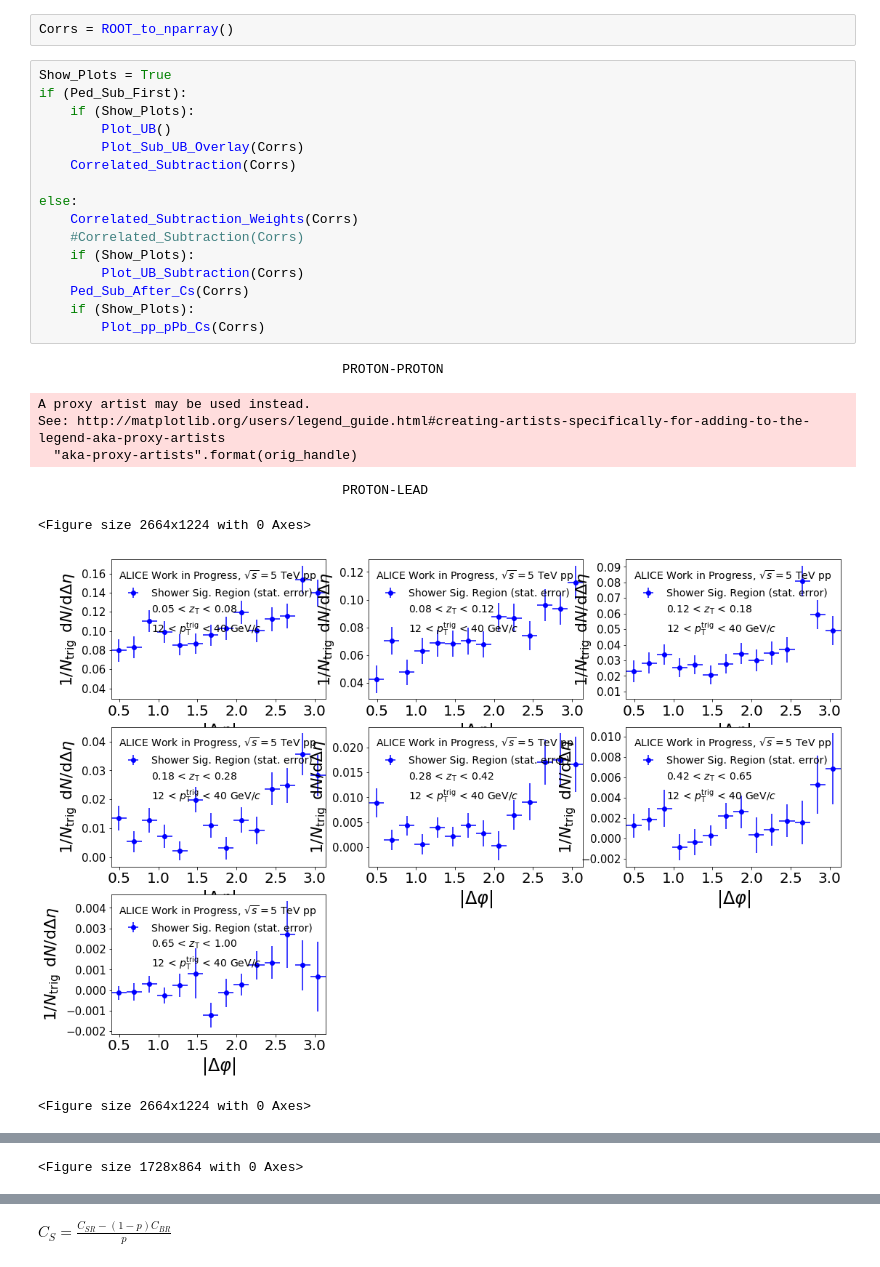
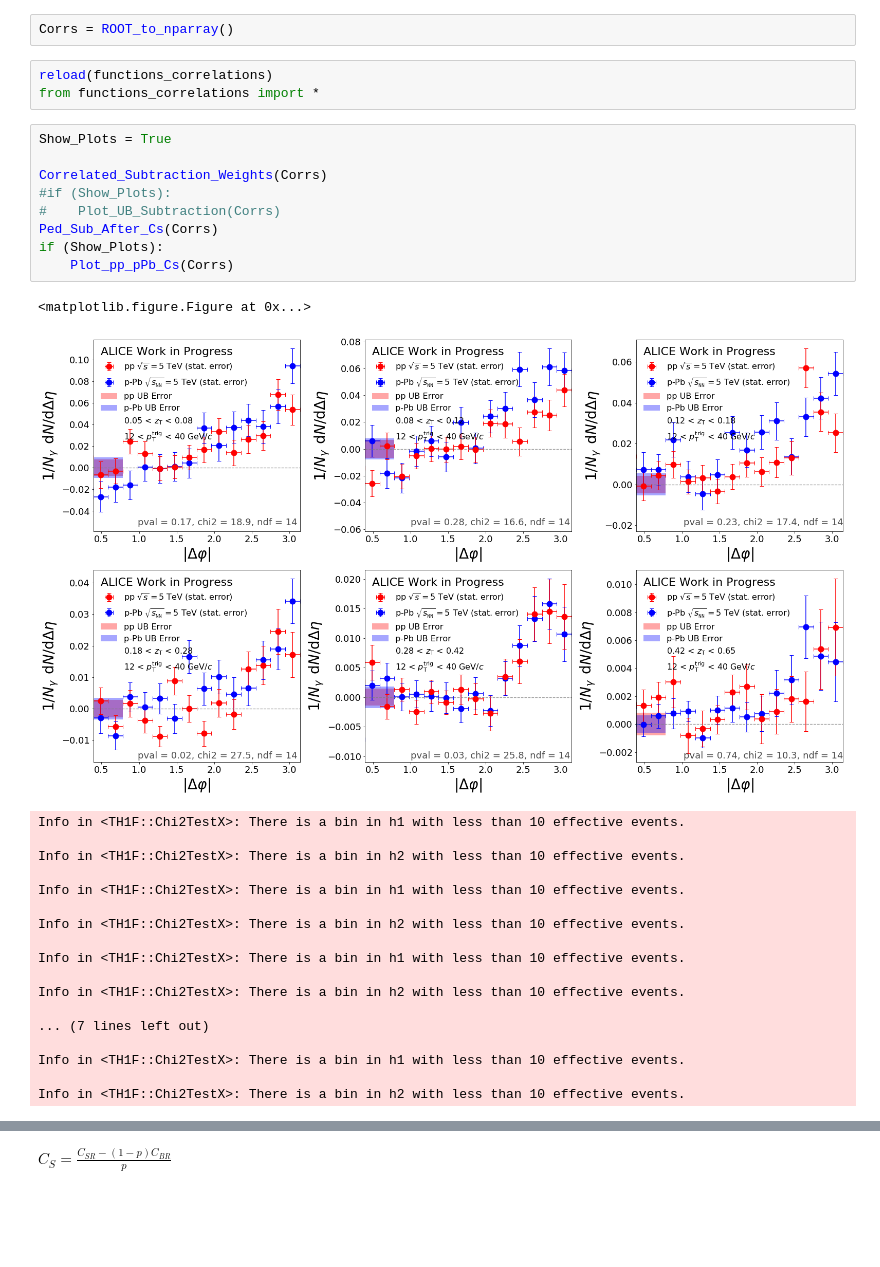
Before and after one commit to ftoralesacosta/GH_Correlations, a Jupyter notebook: Analysis_Notebooks/pythonic_correlations.ipynb, the cells around one changed output, grey strips where cells are left out. Drawn from its saved outputs; the diff is of its cells as text; blank space fills up the shorter version.

Commit message:
Figured out subplot text

```diff
--- a/Analysis_Notebooks/pythonic_correlations.ipynb
+++ b/Analysis_Notebooks/pythonic_correlations.ipynb
@@ -51,28 +46,35 @@ UE points
 [0.39269908169872414, 0.7853981633974483]
 # %%
 Corrs = ROOT_to_nparray()
+# %%
+reload(functions_correlations)
+from functions_correlations import *
 # %%
 Show_Plots = True
-if (Ped_Sub_First):
-    if (Show_Plots):
-        Plot_UB()
-        Plot_Sub_UB_Overlay(Corrs)
-    Correlated_Subtraction(Corrs)
 
-else:
-    Correlated_Subtraction_Weights(Corrs)
-    #Correlated_Subtraction(Corrs)
-    if (Show_Plots):
-        Plot_UB_Subtraction(Corrs)
-    Ped_Sub_After_Cs(Corrs)
-    if (Show_Plots):
-        Plot_pp_pPb_Cs(Corrs)
+Correlated_Subtraction_Weights(Corrs)
+#if (Show_Plots):
+#    Plot_UB_Subtraction(Corrs)
+Ped_Sub_After_Cs(Corrs)
+if (Show_Plots):
+    Plot_pp_pPb_Cs(Corrs)
 # %% [output]
-                                       PROTON-PROTON
+<matplotlib.figure.Figure at 0x...>
+[figure, new version]
-A proxy artist may be used instead.
-See: http://matplotlib.org/users/legend_guide.html#creating-artists-specifically-for-adding-to-the-legend-aka-proxy-artists
-  "aka-proxy-artists".format(orig_handle)
+Info in <TH1F::Chi2TestX>: There is a bin in h1 with less than 10 effective events.
+
+Info in <TH1F::Chi2TestX>: There is a bin in h2 with less than 10 effective events.
+
+Info in <TH1F::Chi2TestX>: There is a bin in h1 with less than 10 effective events.
+
+Info in <TH1F::Chi2TestX>: There is a bin in h2 with less than 10 effective events.
+
+Info in <TH1F::Chi2TestX>: There is a bin in h1 with less than 10 effective events.
+
+Info in <TH1F::Chi2TestX>: There is a bin in h2 with less than 10 effective events.
+
+... (7 lines left out)
+
+Info in <TH1F::Chi2TestX>: There is a bin in h1 with less than 10 effective events.
+
+Info in <TH1F::Chi2TestX>: There is a bin in h2 with less than 10 effective events.
-                                       PROTON-LEAD
-<Figure size 2664x1224 with 0 Axes>
-[figure, old version]
-<Figure size 2664x1224 with 0 Axes>
@@ -80 +80,0 @@ See: http://matplotlib.org/users/legend_guide.html#creating-artists-specifically
-<Figure size 1728x864 with 0 Axes>
```
Also changed, not shown: parts of 19 cells of this notebook, 49 other files.
